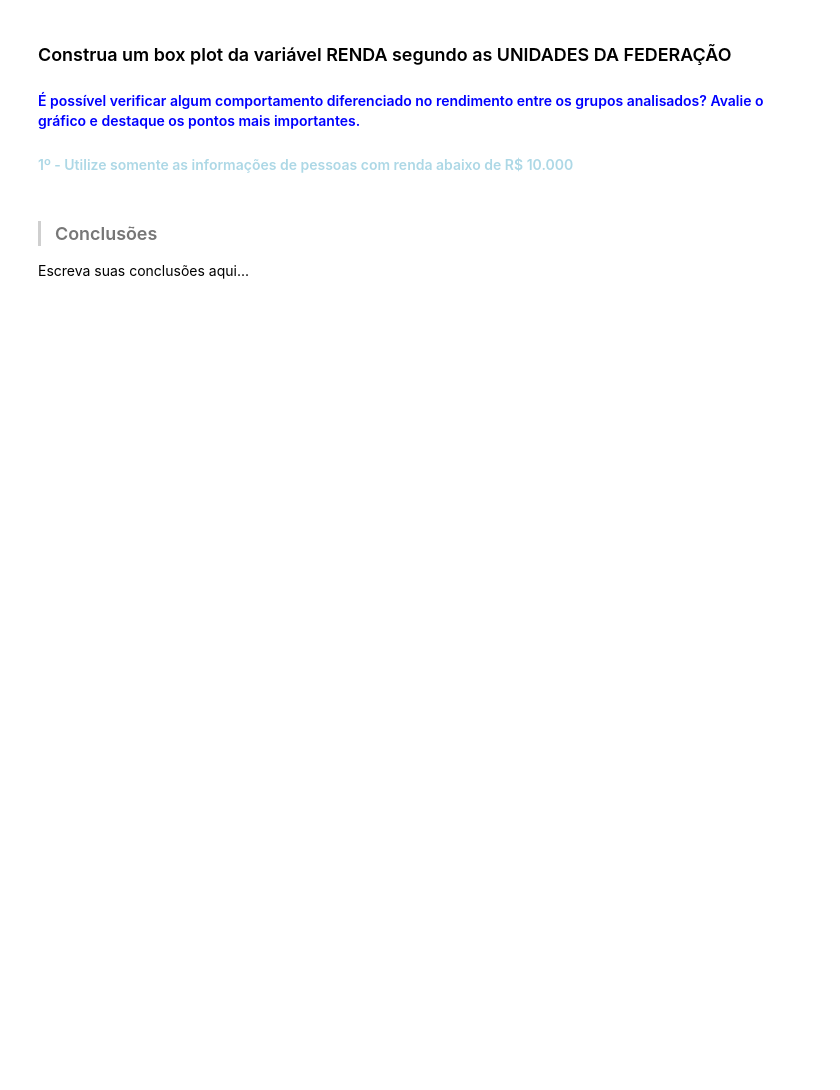
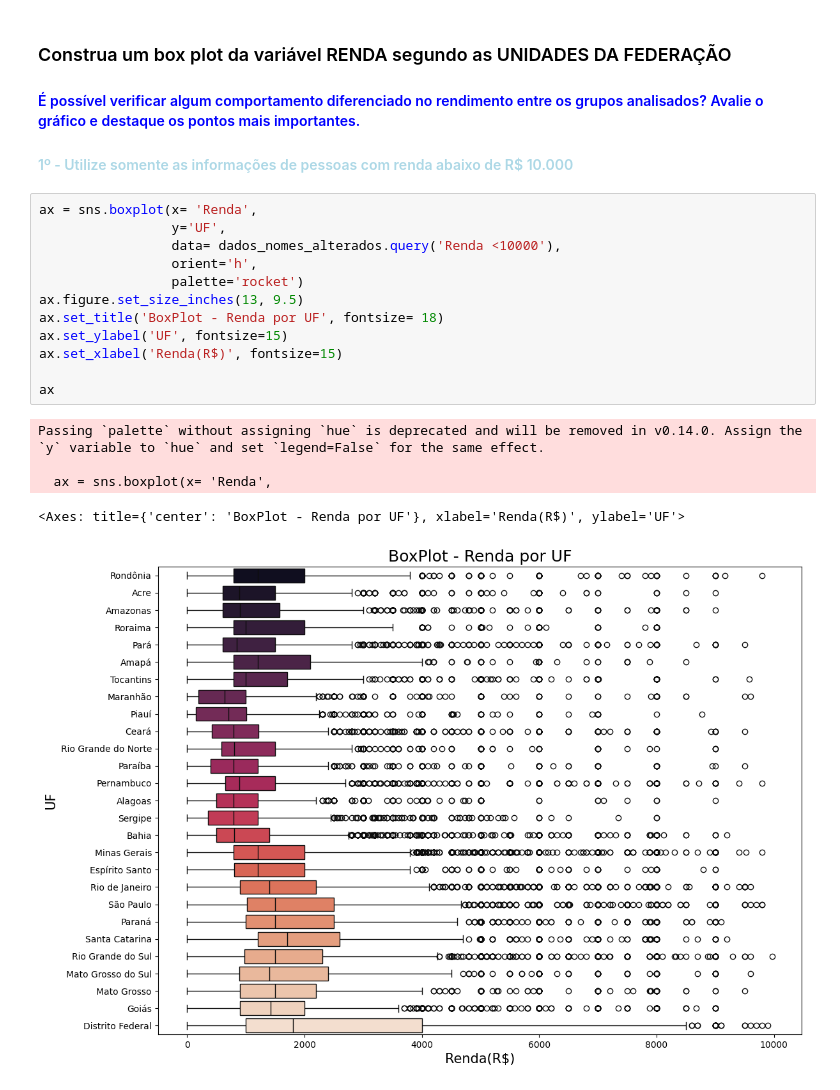
Before and after one commit to DiogoWorkGit/Python_Notebooks, a Jupyter notebook: Notebooks/EXERCICIOS - ANALISE DESCRITIVA 1.ipynb, the cells around one changed output. Saved outputs shown, nothing was run; the diff lists cells and outputs as text; blank space fills up the shorter version.

```diff
--- a/Notebooks/EXERCICIOS - ANALISE DESCRITIVA 1.ipynb
+++ b/Notebooks/EXERCICIOS - ANALISE DESCRITIVA 1.ipynb
@@ -636,7 +704,21 @@ Escreva suas conclusões aqui...
 ### Construa um box plot da variável RENDA segundo as UNIDADES DA FEDERAÇÃO
 #### <font color='blue'>É possível verificar algum comportamento diferenciado no rendimento entre os grupos analisados? Avalie o gráfico e destaque os pontos mais importantes.</font>
 #### <font color='lightblue'>1º - Utilize somente as informações de pessoas com renda abaixo de R$ 10.000</font>
-# %% [markdown]
-> ### Conclusões
-
-Escreva suas conclusões aqui...
+# %%
+ax = sns.boxplot(x= 'Renda',
+                 y='UF',
+                 data= dados_nomes_alterados.query('Renda <10000'),
+                 orient='h',
+                 palette='rocket')
+ax.figure.set_size_inches(13, 9.5)
+ax.set_title('BoxPlot - Renda por UF', fontsize= 18)
+ax.set_ylabel('UF', fontsize=15)
+ax.set_xlabel('Renda(R$)', fontsize=15)
+
+ax
+# %% [output]
+Passing `palette` without assigning `hue` is deprecated and will be removed in v0.14.0. Assign the `y` variable to `hue` and set `legend=False` for the same effect.
+
+  ax = sns.boxplot(x= 'Renda',
+<Axes: title={'center': 'BoxPlot - Renda por UF'}, xlabel='Renda(R$)', ylabel='UF'>
+[figure, added]
```
Also changed, not shown: parts of 7 cells of this notebook.
